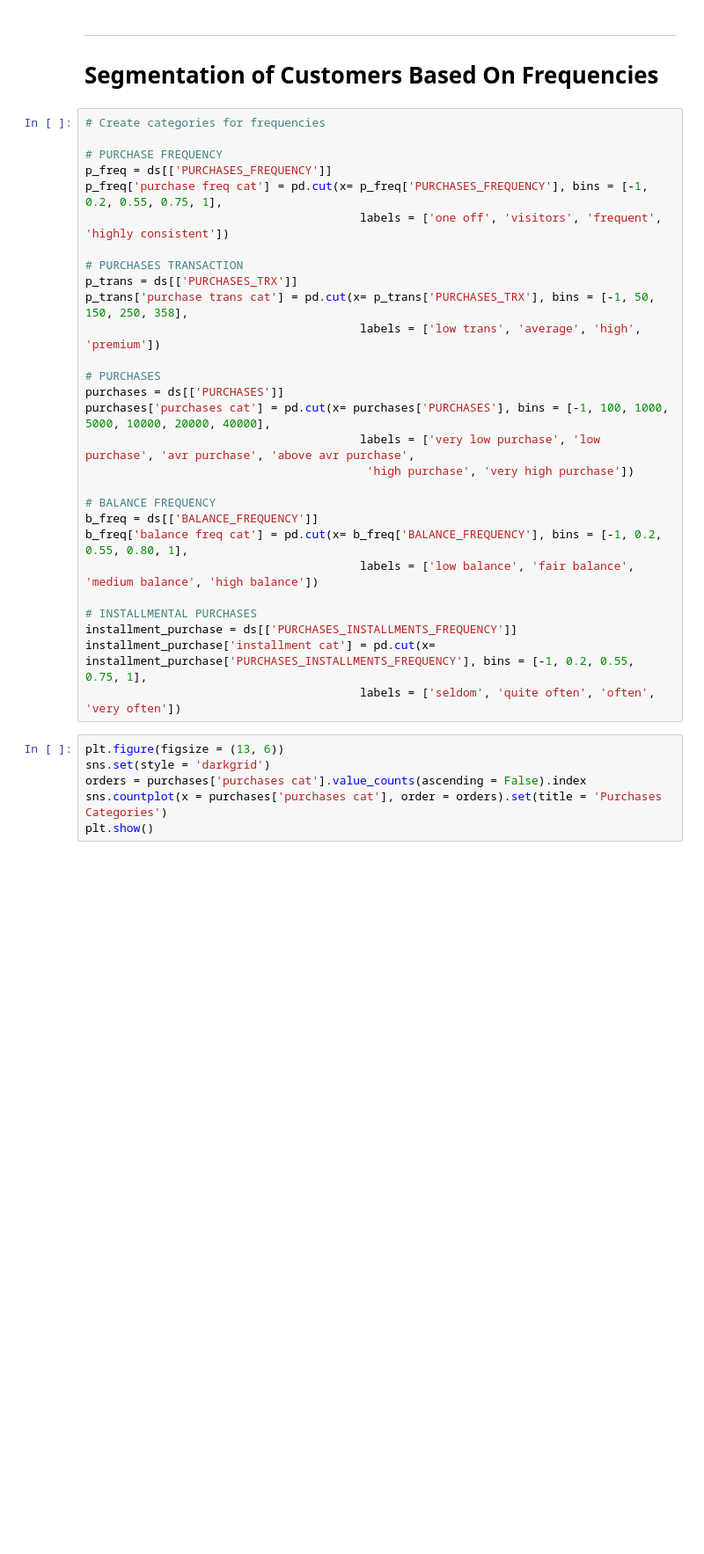
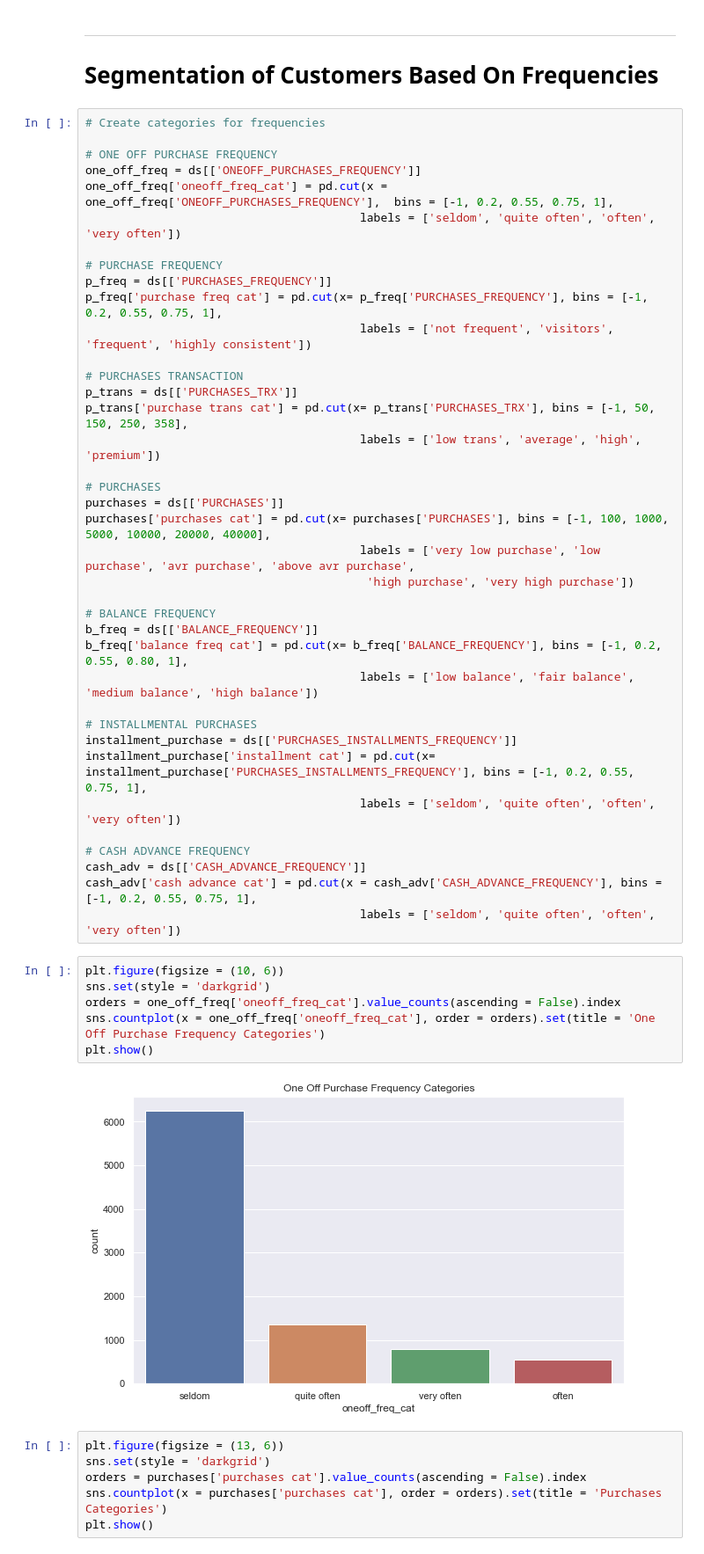
Before and after one commit to DannyEhiz/Customer_Segmentation, a Jupyter notebook: kmeans.ipynb, the cells around one changed output. Shown at 88% size. Saved outputs shown, nothing was run; the diff lists cells and outputs as text; blank space fills up the shorter version.

```diff
--- a/kmeans.ipynb
+++ b/kmeans.ipynb
@@ -439,11 +444,16 @@ plt.show()
 # **Segmentation of  Customers Based On Frequencies**
 # %%
 # Create categories for frequencies
+
+# ONE OFF PURCHASE FREQUENCY
+one_off_freq = ds[['ONEOFF_PURCHASES_FREQUENCY']]
+one_off_freq['oneoff_freq_cat'] = pd.cut(x = one_off_freq['ONEOFF_PURCHASES_FREQUENCY'],  bins = [-1, 0.2, 0.55, 0.75, 1],
+                                        labels = ['seldom', 'quite often', 'often', 'very often'])
 
 # PURCHASE FREQUENCY
 p_freq = ds[['PURCHASES_FREQUENCY']]
 p_freq['purchase freq cat'] = pd.cut(x= p_freq['PURCHASES_FREQUENCY'], bins = [-1, 0.2, 0.55, 0.75, 1],
-                                        labels = ['one off', 'visitors', 'frequent', 'highly consistent'])
+                                        labels = ['not frequent', 'visitors', 'frequent', 'highly consistent'])
 
 # PURCHASES TRANSACTION
 p_trans = ds[['PURCHASES_TRX']]
@@ -465,6 +475,19 @@ b_freq['balance freq cat'] = pd.cut(x= b_freq['BALANCE_FREQUENCY'], bins = [-1,
 installment_purchase = ds[['PURCHASES_INSTALLMENTS_FREQUENCY']]
 installment_purchase['installment cat'] = pd.cut(x= installment_purchase['PURCHASES_INSTALLMENTS_FREQUENCY'], bins = [-1, 0.2, 0.55, 0.75, 1],
                                         labels = ['seldom', 'quite often', 'often', 'very often'])
+
+# CASH ADVANCE FREQUENCY
+cash_adv = ds[['CASH_ADVANCE_FREQUENCY']]
+cash_adv['cash advance cat'] = pd.cut(x = cash_adv['CASH_ADVANCE_FREQUENCY'], bins = [-1, 0.2, 0.55, 0.75, 1],
+                                        labels = ['seldom', 'quite often', 'often', 'very often'])
+# %%
+plt.figure(figsize = (10, 6))
+sns.set(style = 'darkgrid')
+orders = one_off_freq['oneoff_freq_cat'].value_counts(ascending = False).index
+sns.countplot(x = one_off_freq['oneoff_freq_cat'], order = orders).set(title = 'One Off Purchase Frequency Categories')
+plt.show()
+# %% [output]
+[figure, added]
 # %%
 plt.figure(figsize = (13, 6))
 sns.set(style = 'darkgrid')
```
Also changed, not shown: parts of 7 cells of this notebook.
